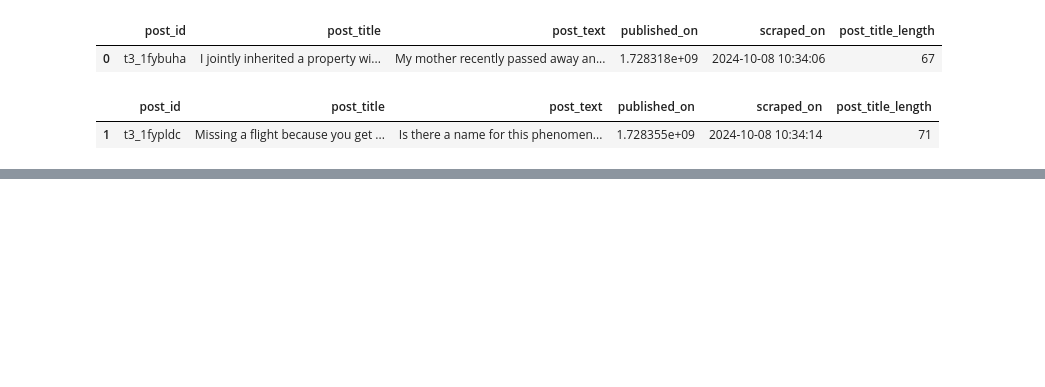
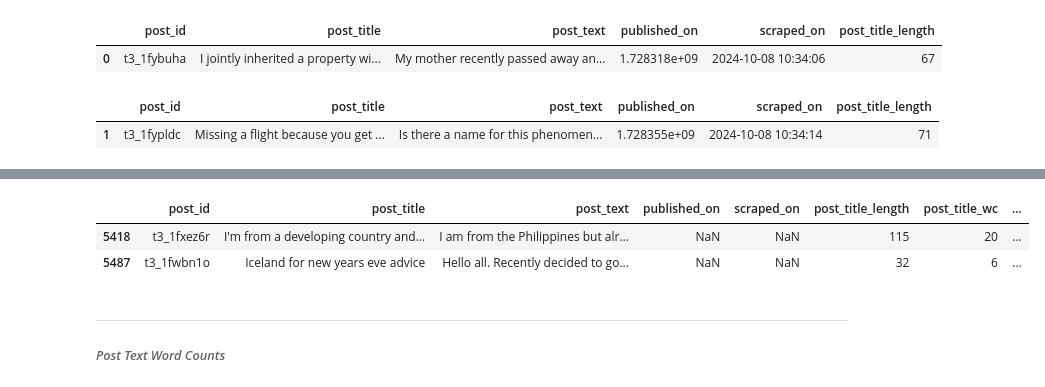
Before and after one commit to fuegoulloa/reddit-NLP-classification, a Jupyter notebook: code/01_Intro_and_Cleaning.ipynb, the cells around one changed output, grey strips where cells are left out. Drawn from its saved outputs; the diff is of its cells as text; code cells hidden in the pictures; blank space fills up the shorter version.

```diff
--- a/code/01_Intro_and_Cleaning.ipynb
+++ b/code/01_Intro_and_Cleaning.ipynb
@@ -243,0 +280,10 @@ travel.head(1)
+# %%
+# confirm travel df
+travel.tail(2)
+# %% [output]
+|  | post_id | post_title | post_text | published_on | scraped_on | post_title_length | post_title_wc | ... |
+| 5418 | t3_1fxez6r | I'm from a developing country and... | I am from the Philippines but alr... | NaN | NaN | 115 | 20 | ... |
+| 5487 | t3_1fwbn1o | Iceland for new years eve advice | Hello all. Recently decided to go... | NaN | NaN | 32 | 6 | ... |
+# %% [markdown]
+---
+###### _Post Text Word Counts_
```
Also changed, not shown: parts of 44 cells of this notebook.
